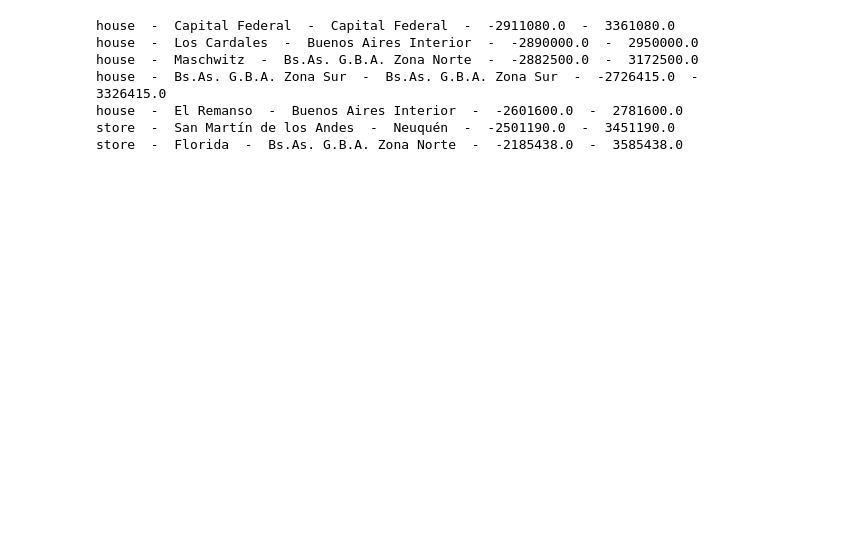
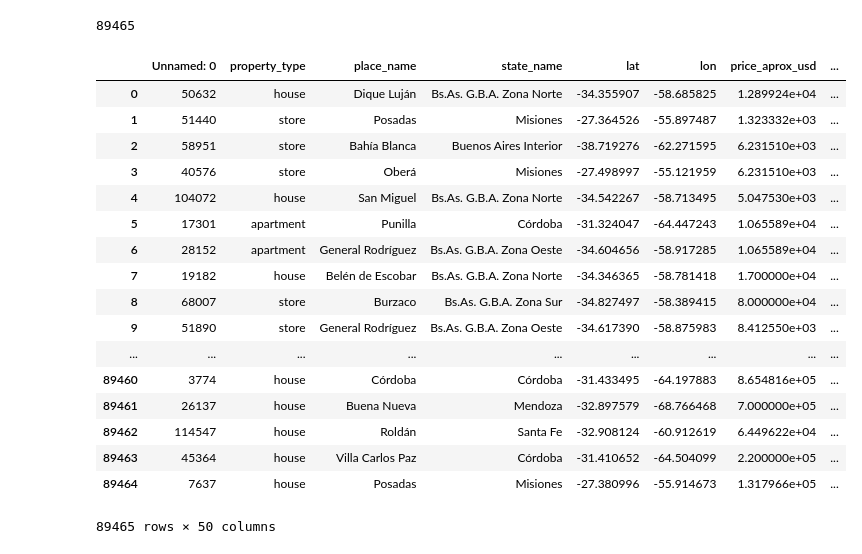
Before and after one commit to matiasngf/DH_proyecto_1, a Jupyter notebook: Ejercicio_Portafolio.ipynb, the cells around one changed output. Cells and saved outputs as stored; diff of their text form; code cells hidden in the pictures; blank space fills up the shorter version.

```diff
--- a/Ejercicio_Portafolio.ipynb
+++ b/Ejercicio_Portafolio.ipynb
@@ -82,26 +12,24 @@ df.sort_values(by='dif_val')
-# %%
-# Cartera Ideal por diferencia de valuacion
-c = -1
-i = 1
-lista = []
-while i < valor_cartera_usd:
-  c += 1
-  i += df.sort_values(by='dif_val')[['precio_mercado_usd']].iloc[c].values[0]
-  print(\
-        df.sort_values(by='dif_val')[['property_type']].iloc[c].values[0],\
-        ' - ',\
-        df.sort_values(by='dif_val')[['place_name']].iloc[c].values[0],\
-        ' - ',\
-        df.sort_values(by='dif_val')[['state_name']].iloc[c].values[0],\
-        ' - ',\
-        df.sort_values(by='dif_val')[['dif_val']].iloc[c].values[0],\
-        ' - ',\
-        df.sort_values(by='dif_val')[['precio_mercado_usd']].iloc[c].values[0])
-# %% [output]
-house  -  Capital Federal  -  Capital Federal  -  -2911080.0  -  3361080.0
-house  -  Los Cardales  -  Buenos Aires Interior  -  -2890000.0  -  2950000.0
-house  -  Maschwitz  -  Bs.As. G.B.A. Zona Norte  -  -2882500.0  -  3172500.0
-house  -  Bs.As. G.B.A. Zona Sur  -  Bs.As. G.B.A. Zona Sur  -  -2726415.0  -  3326415.0
-house  -  El Remanso  -  Buenos Aires Interior  -  -2601600.0  -  2781600.0
-store  -  San Martín de los Andes  -  Neuquén  -  -2501190.0  -  3451190.0
-store  -  Florida  -  Bs.As. G.B.A. Zona Norte  -  -2185438.0  -  3585438.0
+# %%
+dfR = pd.read_csv('datasetConPredicciones.csv')
+print(len(dfR))
+dfR
+# %% [output]
+89465
+|  | Unnamed: 0 | property_type | place_name | state_name | lat | lon | price_aprox_usd | ... |
+| 0 | 50632 | house | Dique Luján | Bs.As. G.B.A. Zona Norte | -34.355907 | -58.685825 | 1.289924e+04 | ... |
+| 1 | 51440 | store | Posadas | Misiones | -27.364526 | -55.897487 | 1.323332e+03 | ... |
+| 2 | 58951 | store | Bahía Blanca | Buenos Aires Interior | -38.719276 | -62.271595 | 6.231510e+03 | ... |
+| 3 | 40576 | store | Oberá | Misiones | -27.498997 | -55.121959 | 6.231510e+03 | ... |
+| 4 | 104072 | house | San Miguel | Bs.As. G.B.A. Zona Norte | -34.542267 | -58.713495 | 5.047530e+03 | ... |
+| 5 | 17301 | apartment | Punilla | Córdoba | -31.324047 | -64.447243 | 1.065589e+04 | ... |
+| 6 | 28152 | apartment | General Rodríguez | Bs.As. G.B.A. Zona Oeste | -34.604656 | -58.917285 | 1.065589e+04 | ... |
+| 7 | 19182 | house | Belén de Escobar | Bs.As. G.B.A. Zona Norte | -34.346365 | -58.781418 | 1.700000e+04 | ... |
+| 8 | 68007 | store | Burzaco | Bs.As. G.B.A. Zona Sur | -34.827497 | -58.389415 | 8.000000e+04 | ... |
+| 9 | 51890 | store | General Rodríguez | Bs.As. G.B.A. Zona Oeste | -34.617390 | -58.875983 | 8.412550e+03 | ... |
+| ... | ... | ... | ... | ... | ... | ... | ... | ... |
+| 89460 | 3774 | house | Córdoba | Córdoba | -31.433495 | -64.197883 | 8.654816e+05 | ... |
+| 89461 | 26137 | house | Buena Nueva | Mendoza | -32.897579 | -68.766468 | 7.000000e+05 | ... |
+| 89462 | 114547 | house | Roldán | Santa Fe | -32.908124 | -60.912619 | 6.449622e+04 | ... |
+| 89463 | 45364 | house | Villa Carlos Paz | Córdoba | -31.410652 | -64.504099 | 2.200000e+05 | ... |
+| 89464 | 7637 | house | Posadas | Misiones | -27.380996 | -55.914673 | 1.317966e+05 | ... |
+89465 rows × 50 columns
```
Also changed, not shown: parts of 12 cells of this notebook, 2 other files.
